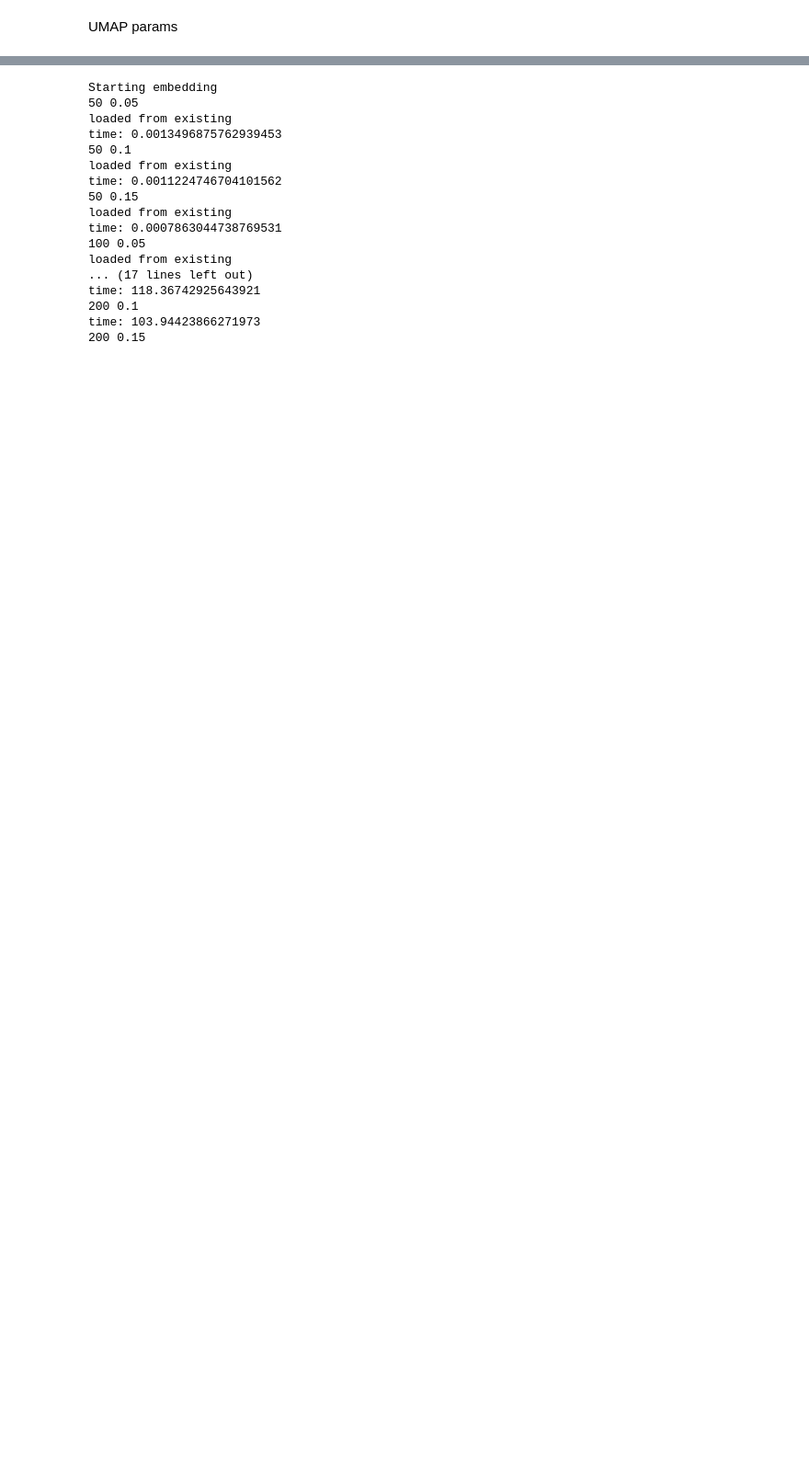
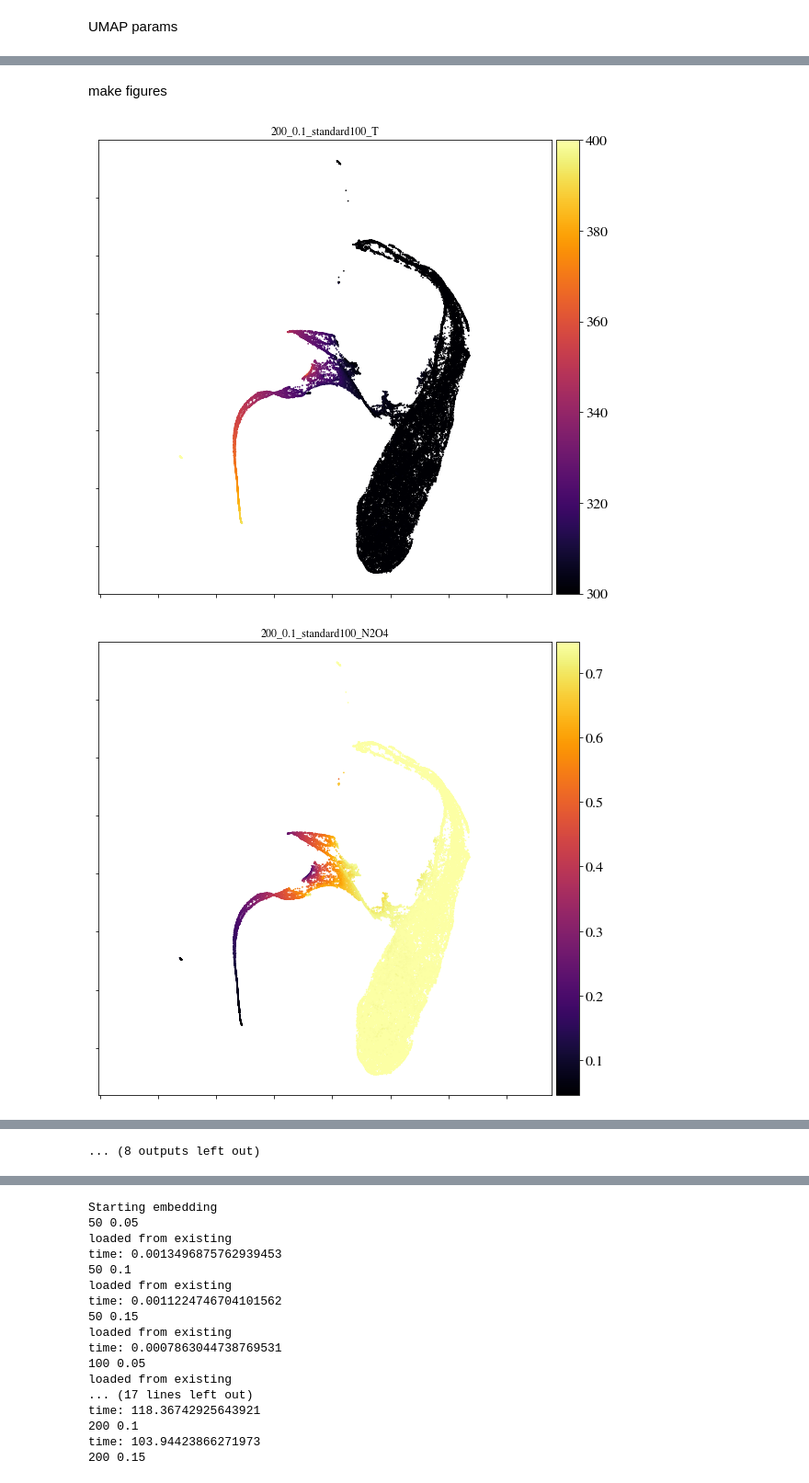
Before and after one commit to Armadillan/rays, a Jupyter notebook: main.ipynb, the cells around one changed output, grey strips where cells are left out. Shown at 92% size. Cells and saved outputs as stored; diff of their text form; code cells hidden in the pictures; blank space fills up the shorter version.

Commit message:
scaling test 1 complete

```diff
--- a/main.ipynb
+++ b/main.ipynb
@@ -17,8 +20,8 @@ DATA_PATH = "/home/azureuser/project/data/plane"
 SNAPSHOT = "285140.078369"
 
 #savepaths
-figpath="/home/azureuser/project/figures/test"
-embedding_path = os.path.join("/home/azureuser/project/data/embeddings", SNAPSHOT)
+figpath="/home/azureuser/project/figures/scaling_test"
+embedding_path = os.path.join("/home/azureuser/project/data/embeddings/scaling_test", SNAPSHOT)
 
 os.makedirs(figpath, exist_ok=True)
 os.makedirs(embedding_path, exist_ok=True)
@@ -60,5 +53,5 @@ Index(['T', 'N2O4', 'Qdot', 'U:0', 'U:1'], dtype='object')
 # %% [markdown]
 UMAP params
 # %%
-n_neighbors_range = [50, 100, 150, 200, 250, 300, 350, 400]
-min_dist_range = [0.05, 0.1, 0.15]
+n_neighbors_range = [200]
+min_dist_range = [0.1]
@@ -64,0 +60,12 @@ min_dist_range = [0.05, 0.1, 0.15]
+# %%
+cleaned_data100 = cleaned_data.copy()
+cleaned_data100["Qdot"].clip(-100, 100, inplace=True)
+
+cleaned_data200 = cleaned_data.copy()
+cleaned_data200["Qdot"].clip(-200, 200, inplace=True)
+# %%
+standard100 = kf.scale_data(cleaned_data100, features, standard_scalers)
+maxabs100 = kf.scale_data(cleaned_data100, features, maxabs_scalers)
+
+standard200 = kf.scale_data(cleaned_data200, features, standard_scalers)
+maxabs200 = kf.scale_data(cleaned_data200, features, maxabs_scalers)
@@ -64,0 +119,44 @@ min_dist_range = [0.05, 0.1, 0.15]
+# %% [markdown]
+make figures
+# %%
+df, mesh = get_data(SNAPSHOT)
+
+df = pd.read_csv(StringIO(df.to_csv()), index_col=0)
+
+cleaned_data = kf.clean_data(df, dim=2,
+                             vars_to_drop=["N2", "NO2", "rho"]
+                            )
+
+for n_neighbors in n_neighbors_range:
+    for min_dist in min_dist_range:
+        for scaling in ("standard100", "maxabs100", "standard200", "maxabs200"):
+
+            embedding = np.load(
+                os.path.join(embedding_path, f"{n_neighbors}_{min_dist}_{scaling}.npy")
+                )
+
+            for var in cleaned_data.columns:
+
+                if var == "Qdot":
+                    if "100" in scaling:
+                        cmap_minmax=[-100, 100]
+                    else:
+                        cmap_minmax=[-200, 200]
+                else:
+                    cmap_minmax=[]
+
+                kf.plot_embedding(
+                    embedding=embedding,
+                    data=cleaned_data,
+                    scale_points = True,
+                    cmap_var=var,
+                    cmap_minmax=cmap_minmax,
+                    save=True,
+                    title=f"{n_neighbors}_{min_dist}_{scaling}_{var}",
+                    figname=f"{n_neighbors}_{min_dist}_{scaling}_{var}",
+                    figpath=figpath,
+                    view=(None, None)
+                )
+# %% [output]
+[figure, added]
+[figure, added]
@@ -65 +173,2 @@ min_dist_range = [0.05, 0.1, 0.15]
+... (8 outputs left out)
 # %% [markdown]
```
Also changed, not shown: parts of 9 cells of this notebook.
